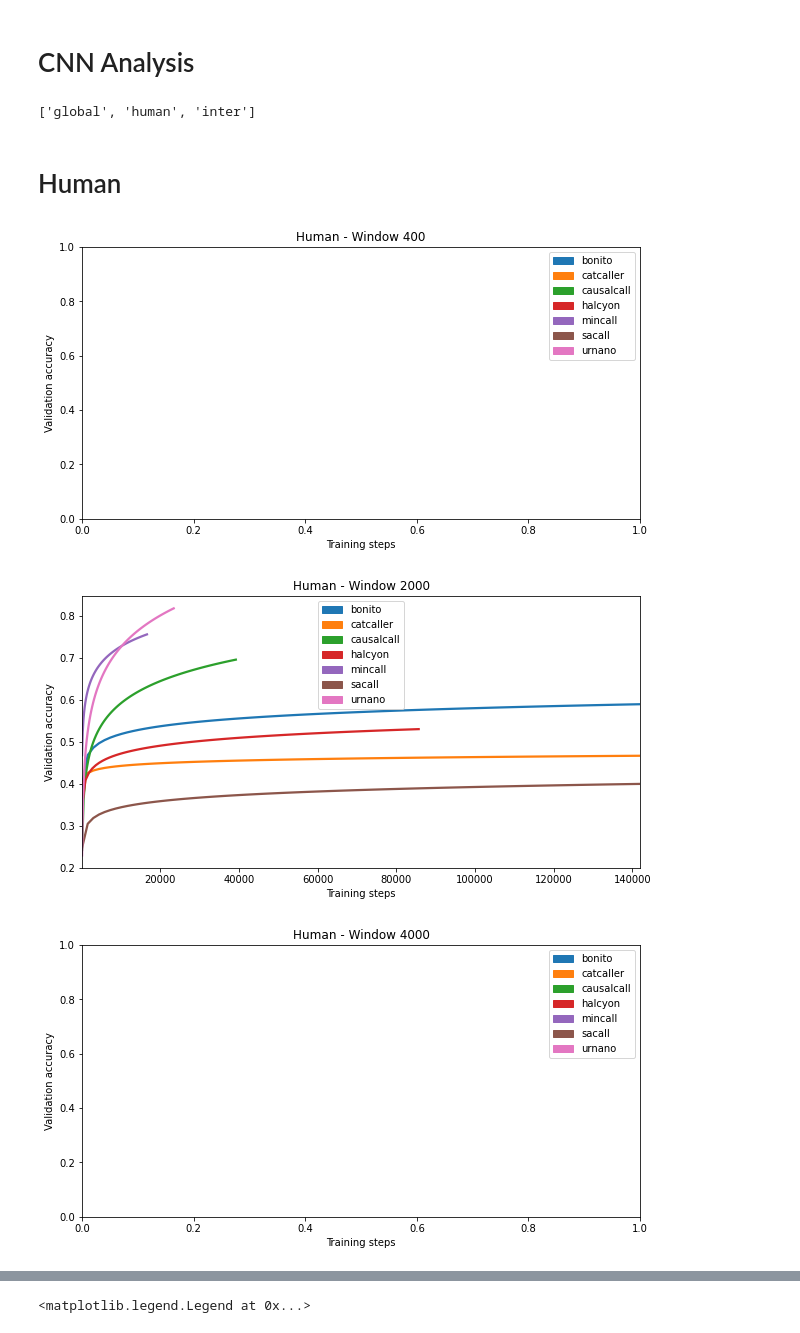
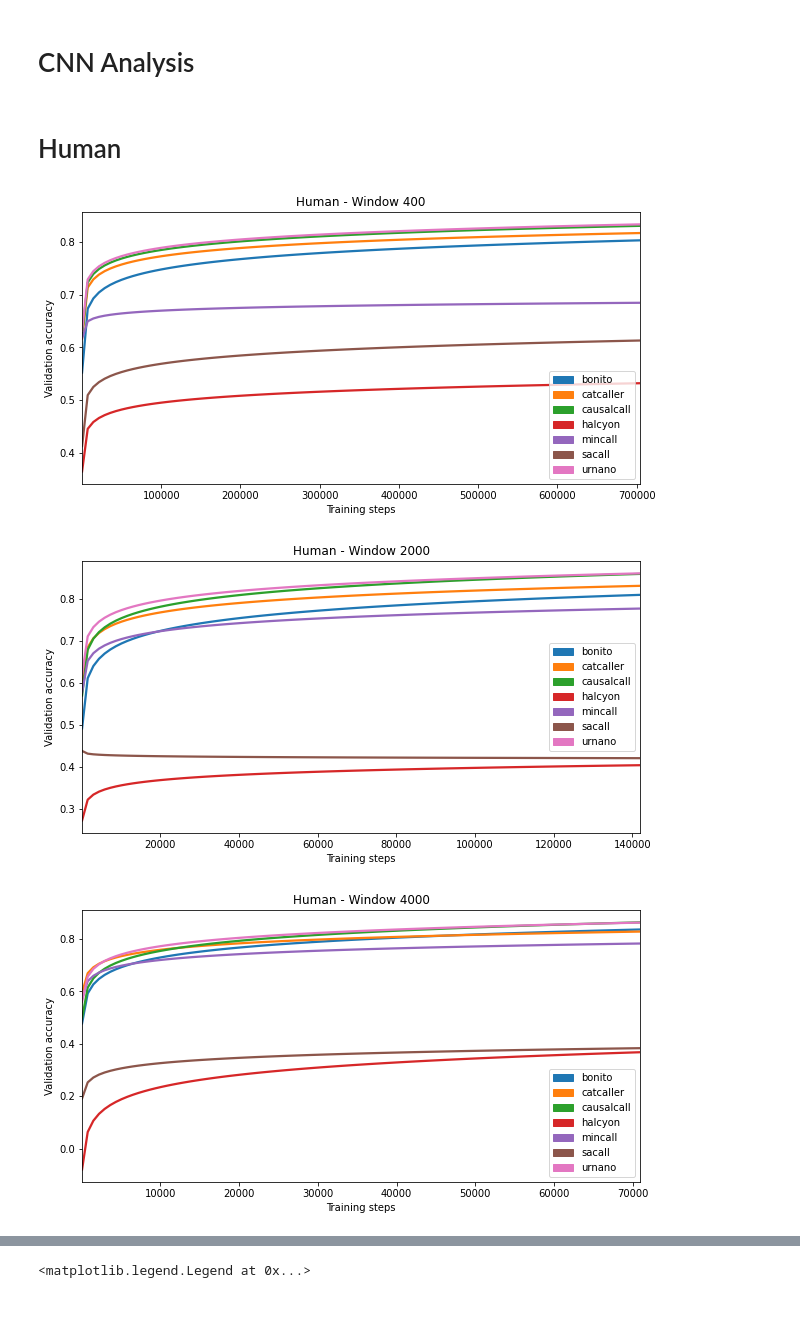
Before and after one commit to marcpaga/basecalling_architectures, a Jupyter notebook: analysis/model_performance.ipynb, the cells around one changed output, grey strips where cells are left out. Drawn from its saved outputs; the diff is of its cells as text; code cells hidden in the pictures.

```diff
--- a/analysis/model_performance.ipynb
+++ b/analysis/model_performance.ipynb
@@ -9,10 +9,6 @@ import seaborn as sns
 # CNN Analysis
 # %%
 model_dir = '/hpc/compgen/projects/nanoxog/babe/analysis/mpages/models/cnn_analysis'
-# %%
-os.listdir(model_dir)
-# %% [output]
-['global', 'human', 'inter']
 # %%
 df_list = list()
 for task in os.listdir(model_dir):
@@ -50,28 +46,28 @@ color_map_test = {
 # %%
 for ws in np.unique(df['window_size']):
 
     plot_df = df[df['window_size'] == ws]
-    plot_df = plot_df[plot_df['rnn_size'] == 0]
+    plot_df = plot_df[plot_df['rnn_size'] == 256]
 
     plt.figure(figsize=(10, 5))
     patchList = []
     for key in color_map_test:
             data_key = mpatches.Patch(color=color_map_test[key], label=key)
             patchList.append(data_key)
 
 
-    for cnn in cnns:
+    for cnn in color_map_test.keys():
         plotplot_df = plot_df[plot_df['cnn'] == cnn]
         sns.regplot(x="step", y="metric.accuracy.val", data=plotplot_df, x_estimator=np.mean, logx=True, ci=None, scatter=False, color=color_map_test[cnn])
     plt.legend(handles=patchList)
     plt.xlabel('Training steps')
     plt.ylabel('Validation accuracy')
     plt.title('Human - Window ' + str(ws))
     plt.show()
 # %% [output]
-[figure, old version]
+[figure, new version]
-[figure, old version]
+[figure, new version]
-[figure, old version]
+[figure, new version]
 # %%
 l = list()
 for ws in np.unique(df['window_size']):
```
Also changed, not shown: parts of 14 cells of this notebook, 15 other files.
